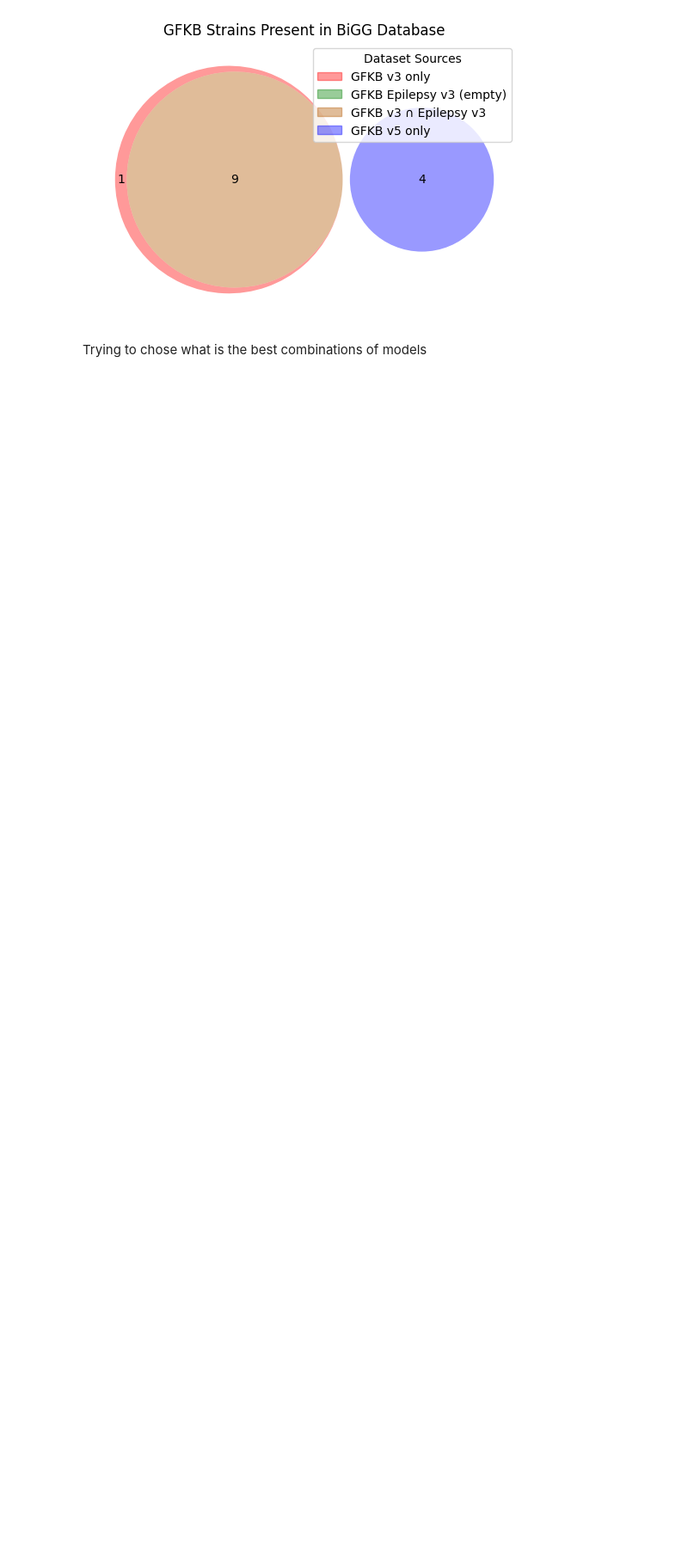
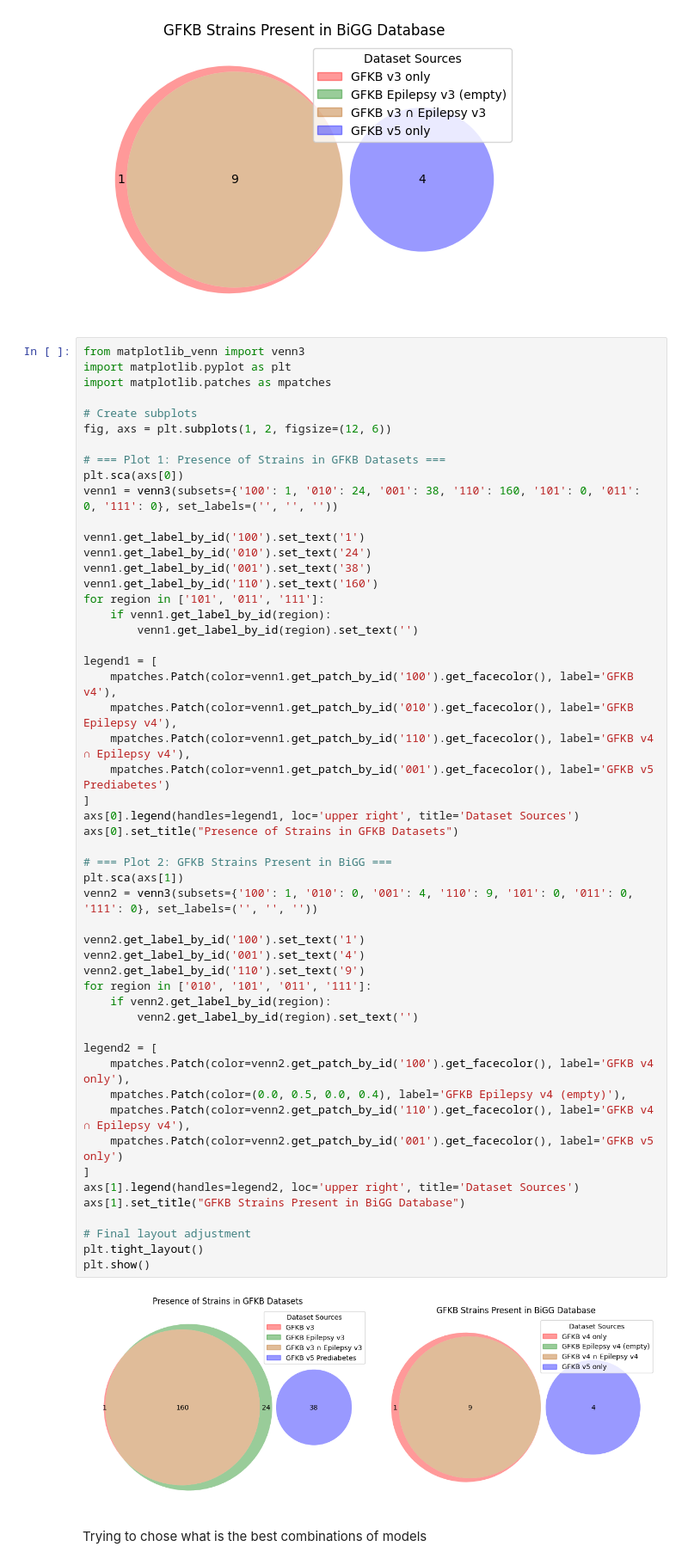
Before and after one commit to arog-bioinfo/HGMB_Project, a Jupyter notebook: datasets/post_crossref.ipynb, the cells around one changed output. Shown at 86% size. Cells and saved outputs as stored; diff of their text form; blank space fills up the shorter version.

```diff
--- a/datasets/post_crossref.ipynb
+++ b/datasets/post_crossref.ipynb
@@ -181,6 +177,60 @@ plt.title("GFKB Strains Present in BiGG Database")
 plt.show()
 # %% [output]
 [figure]
+# %%
+from matplotlib_venn import venn3
+import matplotlib.pyplot as plt
+import matplotlib.patches as mpatches
+
+# Create subplots
+fig, axs = plt.subplots(1, 2, figsize=(12, 6))
+
+# === Plot 1: Presence of Strains in GFKB Datasets ===
+plt.sca(axs[0])
+venn1 = venn3(subsets={'100': 1, '010': 24, '001': 38, '110': 160, '101': 0, '011': 0, '111': 0}, set_labels=('', '', ''))
+
+venn1.get_label_by_id('100').set_text('1')
+venn1.get_label_by_id('010').set_text('24')
+venn1.get_label_by_id('001').set_text('38')
+venn1.get_label_by_id('110').set_text('160')
+for region in ['101', '011', '111']:
+    if venn1.get_label_by_id(region):
+        venn1.get_label_by_id(region).set_text('')
+
+legend1 = [
+    mpatches.Patch(color=venn1.get_patch_by_id('100').get_facecolor(), label='GFKB v4'),
+    mpatches.Patch(color=venn1.get_patch_by_id('010').get_facecolor(), label='GFKB Epilepsy v4'),
+    mpatches.Patch(color=venn1.get_patch_by_id('110').get_facecolor(), label='GFKB v4 ∩ Epilepsy v4'),
+    mpatches.Patch(color=venn1.get_patch_by_id('001').get_facecolor(), label='GFKB v5 Prediabetes')
+]
+axs[0].legend(handles=legend1, loc='upper right', title='Dataset Sources')
+axs[0].set_title("Presence of Strains in GFKB Datasets")
+
+# === Plot 2: GFKB Strains Present in BiGG ===
+plt.sca(axs[1])
+venn2 = venn3(subsets={'100': 1, '010': 0, '001': 4, '110': 9, '101': 0, '011': 0, '111': 0}, set_labels=('', '', ''))
+
+venn2.get_label_by_id('100').set_text('1')
+venn2.get_label_by_id('001').set_text('4')
+venn2.get_label_by_id('110').set_text('9')
+for region in ['010', '101', '011', '111']:
+    if venn2.get_label_by_id(region):
+        venn2.get_label_by_id(region).set_text('')
+
+legend2 = [
+    mpatches.Patch(color=venn2.get_patch_by_id('100').get_facecolor(), label='GFKB v4 only'),
+    mpatches.Patch(color=(0.0, 0.5, 0.0, 0.4), label='GFKB Epilepsy v4 (empty)'),
+    mpatches.Patch(color=venn2.get_patch_by_id('110').get_facecolor(), label='GFKB v4 ∩ Epilepsy v4'),
+    mpatches.Patch(color=venn2.get_patch_by_id('001').get_facecolor(), label='GFKB v5 only')
+]
+axs[1].legend(handles=legend2, loc='upper right', title='Dataset Sources')
+axs[1].set_title("GFKB Strains Present in BiGG Database")
+
+# Final layout adjustment
+plt.tight_layout()
+plt.show()
+# %% [output]
+[figure, added]
 # %% [markdown]
 Trying to chose what is the best combinations of models
 # %%
```
Also changed, not shown: parts of 4 cells of this notebook, 11 other files.
